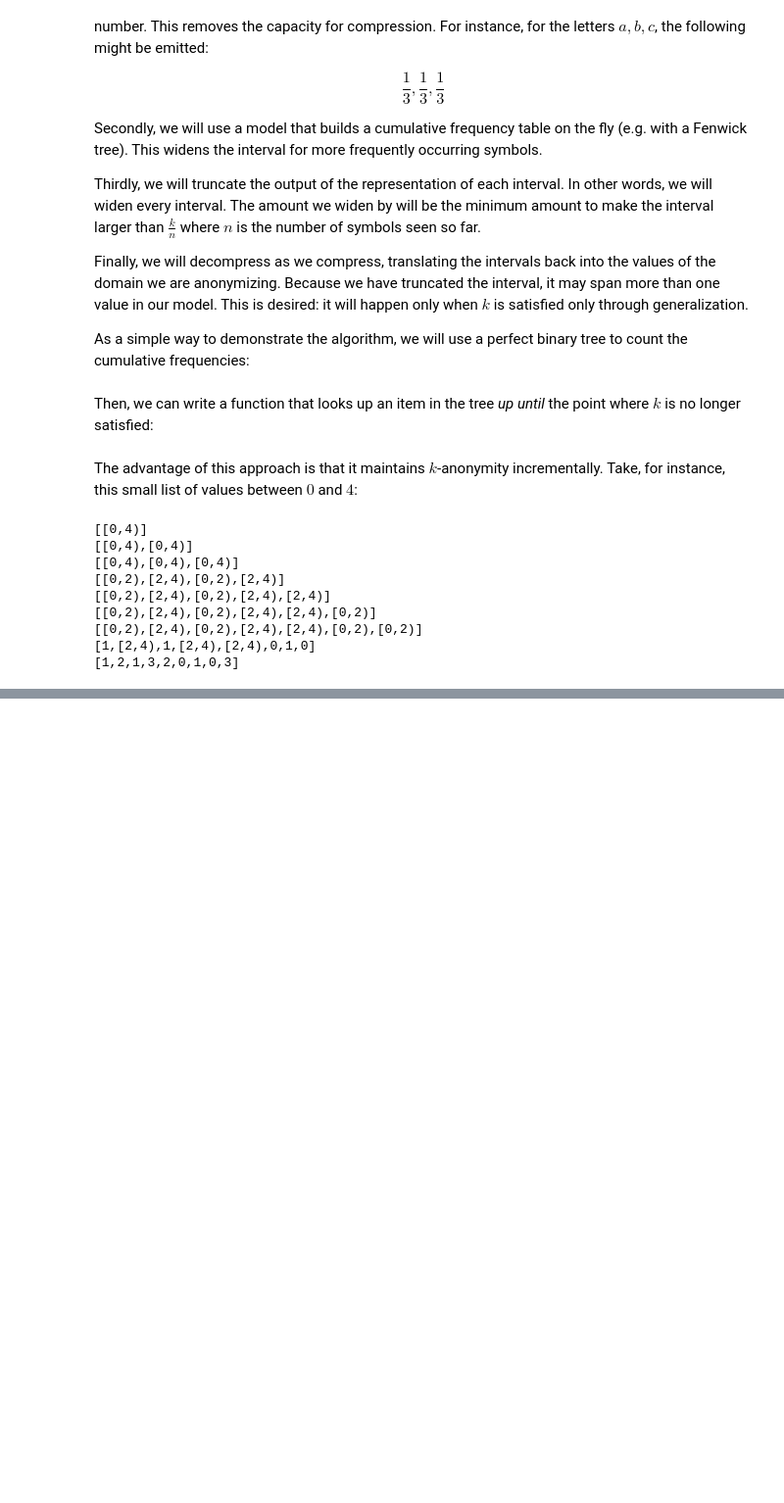
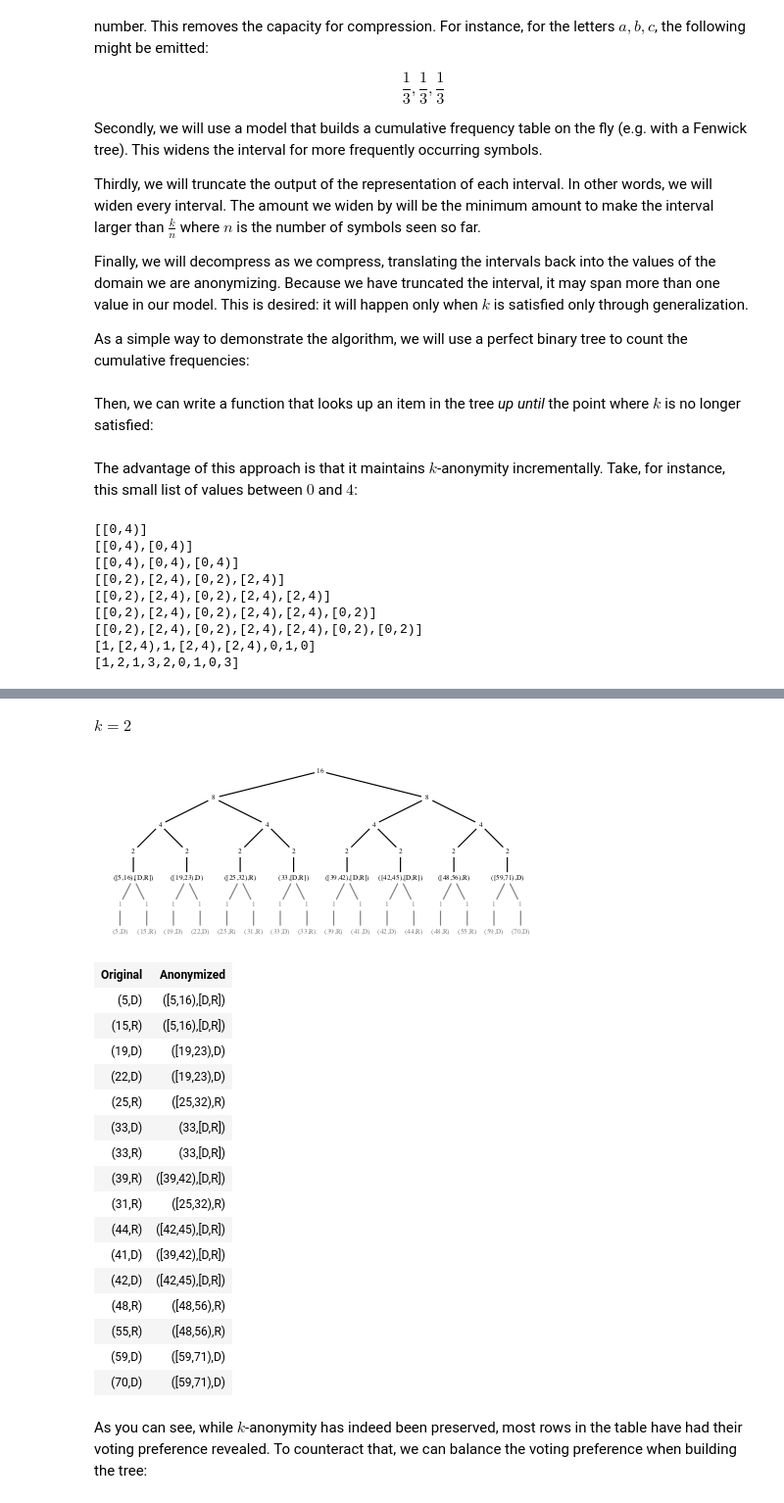
Before and after one commit to oisdk/IHaskell, a Jupyter notebook: notebooks/Privacy.ipynb, the cells around one changed output, grey strips where cells are left out. Shown at 98% size. Saved outputs shown, nothing was run; the diff lists cells and outputs as text; code cells hidden in the pictures; blank space fills up the shorter version.

```diff
--- a/notebooks/Privacy.ipynb
+++ b/notebooks/Privacy.ipynb
@@ -229,6 +231,7 @@ To summarize ages, we'll also need a range type:
 import Data.Semigroup      (Semigroup(..))
 import Control.Applicative (liftA2)
 import Text.Printf         (printf,PrintfArg)
+import Data.Maybe          (fromMaybe,fromJust)
 
 data Range a
     = Range
@@ -236,14 +239,14 @@ data Range a
     , upperBound :: Maybe a
     } deriving (Eq,Ord)
 
-instance (Ord a, Enum a, PrintfArg a) => Show (Range a) where
+instance (Ord a, Enum a, PrintfArg a, Bounded a) => Show (Range a) where
     show (Range (Just l) (Just u))
       | succ l == u = printf "%v" l
-      | l < u = printf "[%v,%v)" l u
-      | otherwise = "∅"
-    show (Range (Just l) Nothing) = printf "%v≤" l
-    show (Range Nothing (Just u)) = printf "<%v" u
-    show (Range Nothing Nothing) = "U"
+      | l >= u = "∅"
+    show (Range l (Just u)) = printf "[%v,%v)" (fromMaybe minBound l) u
+    show (Range l Nothing)
+      | l == Just maxBound = printf "%v" (maxBound `asTypeOf` fromJust l)
+      | otherwise = printf "[%v,%v]" (fromMaybe minBound l) (maxBound `asTypeOf` fromJust l)
 
 instance Ord a => Semigroup (Range a) where
     Range xl xu <> Range yl yu =
@@ -251,8 +254,10 @@ instance Ord a => Semigroup (Range a) where
             (liftA2 min xl yl)
             (liftA2 max xu yu)
 
-singletonRange :: Enum a => a -> Range a
-singletonRange x = Range (Just x) (Just (succ x))
+singletonRange :: (Enum a, Bounded a, Eq a) => a -> Range a
+singletonRange x
+  | x == maxBound = Range (Just x) Nothing
+  | otherwise = Range (Just x) (Just (succ x))
 # %% [markdown]
 Finally, we can draw the tree in its private form.
 # %%
@@ -452,0 +599,40 @@ mapM_ print (incrementalAnon 2 2 [1,2,1,3,2,0,1,0,3])
+# %%
+import Control.Arrow ((***))
+import Text.Printf   (PrintfArg(..),formatChar)
+
+data VotingPref
+    = D
+    | R
+    deriving (Show,Eq,Ord,Enum,Bounded)
+
+instance PrintfArg VotingPref where
+    formatArg D = formatChar 'D'
+    formatArg R = formatChar 'R'
+
+agesAndVotes = zip ages [D,R,D,D,R,D,R,R,R,R,D,D,R,R,D,D]
+agesAndVotesTree = PrivateHuffman 2 (singletonRange *** singletonRange) (buildAlphHuffman (frequencies agesAndVotes))
+agesAndVotesTable = buildAnonTable agesAndVotesTree agesAndVotes
+agesAndVotesTree
+agesAndVotesTable
+# %% [output]
+$k = 2$
+[figure, added]
+| Original | Anonymized |
+| (5,D) | ([5,16),[D,R]) |
+| (15,R) | ([5,16),[D,R]) |
+| (19,D) | ([19,23),D) |
+| (22,D) | ([19,23),D) |
+| (25,R) | ([25,32),R) |
+| (33,D) | (33,[D,R]) |
+| (33,R) | (33,[D,R]) |
+| (39,R) | ([39,42),[D,R]) |
+| (31,R) | ([25,32),R) |
+| (44,R) | ([42,45),[D,R]) |
+| (41,D) | ([39,42),[D,R]) |
+| (42,D) | ([42,45),[D,R]) |
+| (48,R) | ([48,56),R) |
+| (55,R) | ([48,56),R) |
+| (59,D) | ([59,71),D) |
+| (70,D) | ([59,71),D) |
+# %% [markdown]
+As you can see, while $k$-anonymity has indeed been preserved, most rows in the table have had their voting preference revealed. To counteract that, we can balance the voting preference when building the tree:
```
Also changed, not shown: parts of 15 cells of this notebook, 8 other files.
